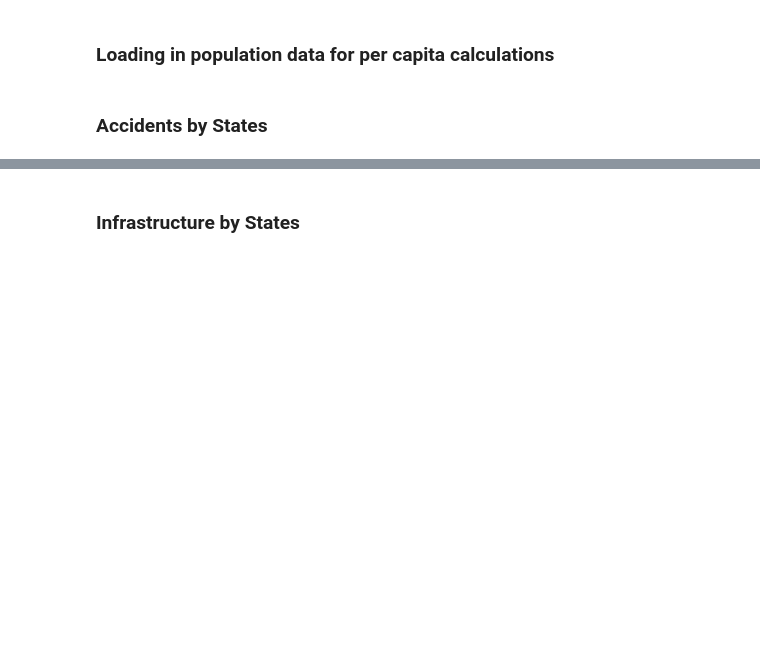
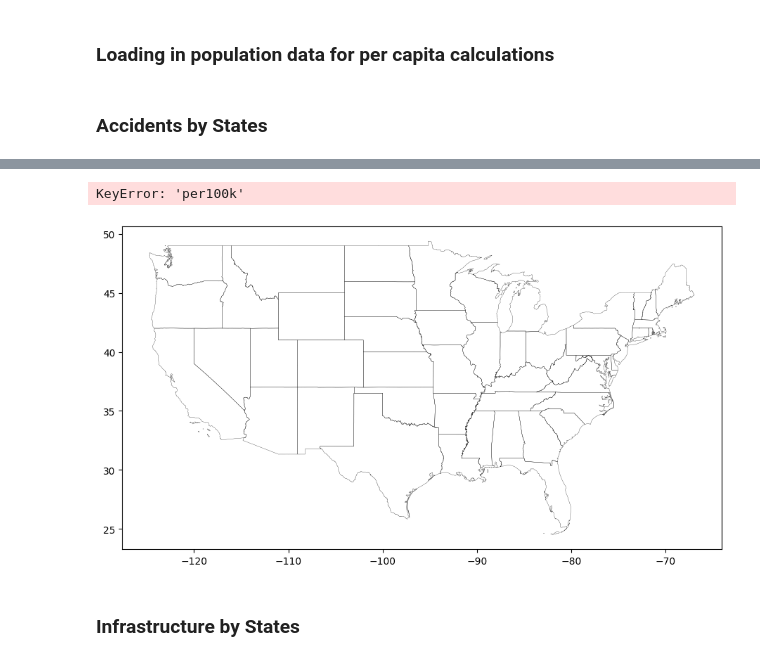
Before and after one commit to fletchmur/car-accidents, a Jupyter notebook: geographic.ipynb, the cells around one changed output, grey strips where cells are left out. Cells and saved outputs as stored; diff of their text form; code cells hidden in the pictures; blank space fills up the shorter version.

```diff
--- a/geographic.ipynb
+++ b/geographic.ipynb
@@ -148,3 +164,14 @@ geographic_data.plot(column='percapita', legend=True, cmap='plasma_r', ax=ax)
+# %%
+fig, ax = plt.subplots(1, figsize=(11,8))
+state_data.to_crs("5071")
+state_data.boundary.plot(linewidth=0.2, color='black', ax=ax)
+geographic_data.plot(column='per100k', legend=True, cmap='plasma_r', ax=ax)
+plt.title("Counts of Accidents per 100k")
+plt.axis("off")
+plt.savefig("figures/accidents_per100k")
+# %% [output]
+KeyError: 'per100k'
+[figure, added]
 # %% [markdown]
 ### Infrastructure by States
 # %%
```
Also changed, not shown: parts of 7 cells of this notebook, 6 other files.
